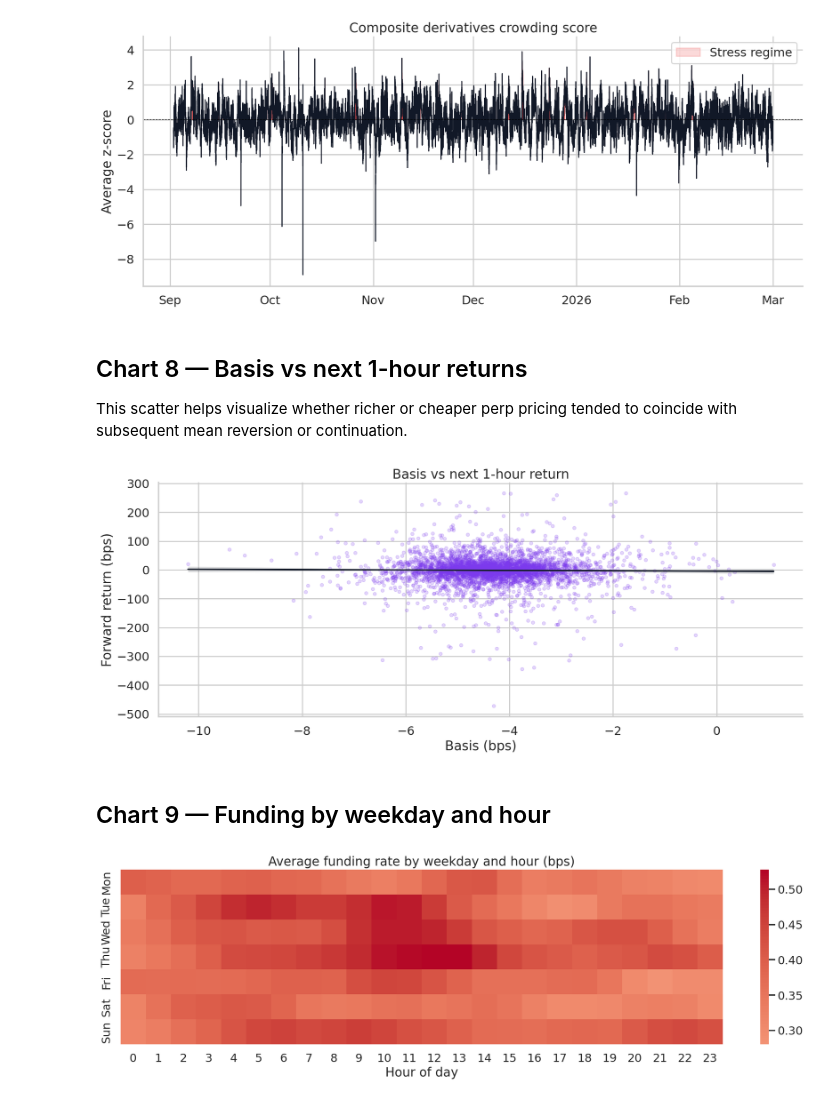
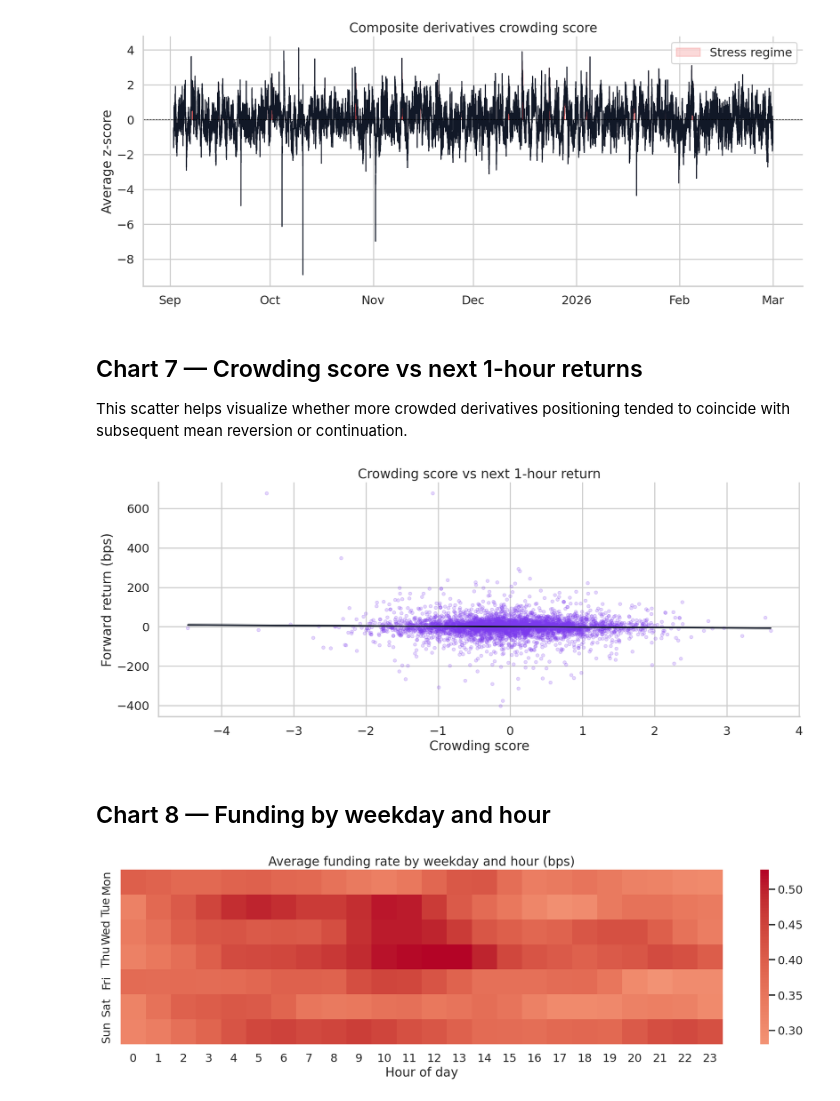
Before and after one commit to aperiodic-io/notebooks, a Jupyter notebook: notebooks/intro-derivatives.ipynb, the cells around one changed output. Drawn from its saved outputs; the diff is of its cells as text; code cells hidden in the pictures.

Commit message:
Refine derivatives chart set

```diff
--- a/notebooks/intro-derivatives.ipynb
+++ b/notebooks/intro-derivatives.ipynb
@@ -275,28 +264,28 @@ plt.tight_layout()
 # %% [output]
 [figure]
 # %% [markdown]
-## Chart 8 — Basis vs next 1-hour returns
+## Chart 7 — Crowding score vs next 1-hour returns
 
-This scatter helps visualize whether richer or cheaper perp pricing tended to coincide with subsequent mean reversion or continuation.
+This scatter helps visualize whether more crowded derivatives positioning tended to coincide with subsequent mean reversion or continuation.
 # %%
-scatter = derivs[["basis_bps", "next_1h_return_bps"]].dropna()
+scatter = derivs[["crowding_score", "next_1h_return_bps"]].dropna()
 fig, ax = plt.subplots()
 sns.regplot(
     data=scatter.sample(min(len(scatter), 4000), random_state=7),
-    x="basis_bps",
+    x="crowding_score",
     y="next_1h_return_bps",
     scatter_kws={"alpha": 0.2, "s": 20, "color": "#7c3aed"},
     line_kws={"color": "#111827", "linewidth": 2},
     ax=ax,
 )
-ax.set_title("Basis vs next 1-hour return")
-ax.set_xlabel("Basis (bps)")
+ax.set_title("Crowding score vs next 1-hour return")
+ax.set_xlabel("Crowding score")
 ax.set_ylabel("Forward return (bps)")
 plt.tight_layout()
 # %% [output]
-[figure, old version]
+[figure, new version]
 # %% [markdown]
-## Chart 9 — Funding by weekday and hour
+## Chart 8 — Funding by weekday and hour
 # %%
 seasonality = derivs.assign(
     weekday=derivs["time"].dt.day_name().str[:3],
```
Also changed, not shown: parts of 5 cells of this notebook, 1 other file.
